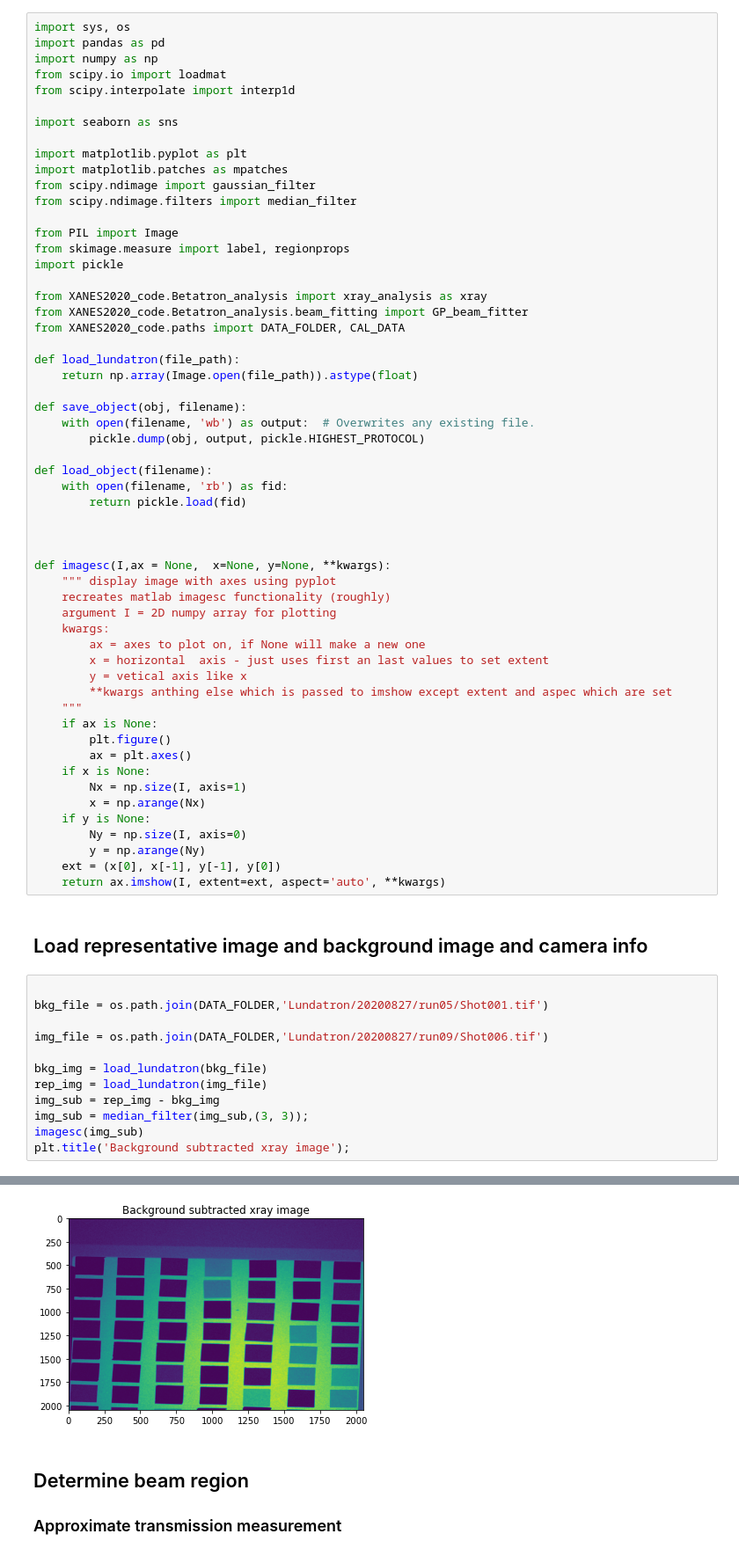
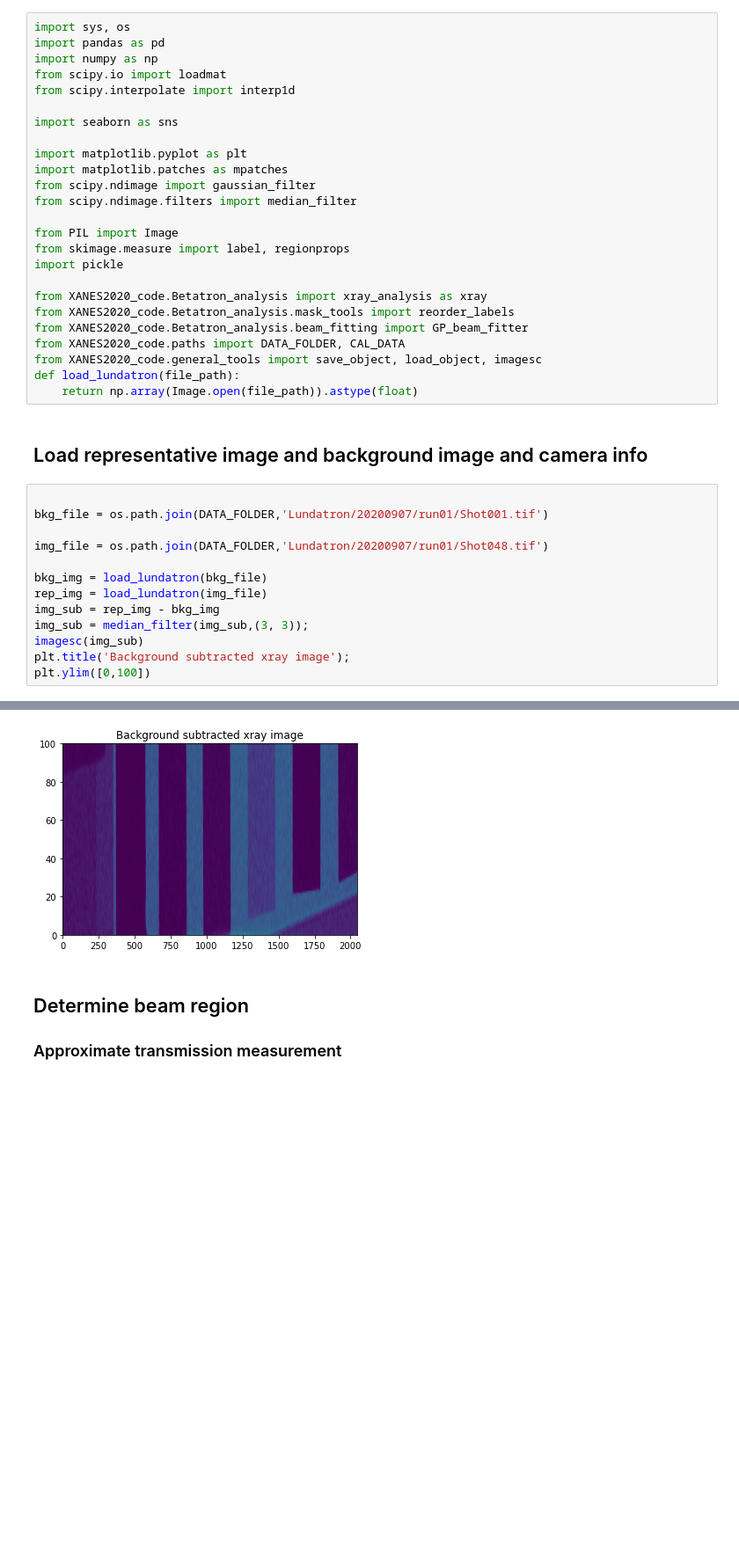
Before and after one commit to iclaserplasma/GeminiXANES2020_analysis, a Jupyter notebook: Notebooks/Create_xRay_masks_20200827.ipynb, the cells around one changed output, grey strips where cells are left out. Shown: that part at 88% size. Drawn from its saved outputs; the diff is of its cells as text; blank space fills up the shorter version.

Commit message:
Added mask_tools and some notebook changes

```diff
--- a/Notebooks/Create_xRay_masks_20200827.ipynb
+++ b/Notebooks/Create_xRay_masks_20200827.ipynb
@@ -20,50 +20,19 @@ from skimage.measure import label, regionprops
 import pickle
 
 from XANES2020_code.Betatron_analysis import xray_analysis as xray
+from XANES2020_code.Betatron_analysis.mask_tools import reorder_labels
 from XANES2020_code.Betatron_analysis.beam_fitting import GP_beam_fitter
 from XANES2020_code.paths import DATA_FOLDER, CAL_DATA
-
+from XANES2020_code.general_tools import save_object, load_object, imagesc
 def load_lundatron(file_path):
     return np.array(Image.open(file_path)).astype(float)
-
-def save_object(obj, filename):
-    with open(filename, 'wb') as output:  # Overwrites any existing file.
-        pickle.dump(obj, output, pickle.HIGHEST_PROTOCOL)
-
-def load_object(filename):
-    with open(filename, 'rb') as fid:
-        return pickle.load(fid)
-
-
-
-def imagesc(I,ax = None,  x=None, y=None, **kwargs):
-    """ display image with axes using pyplot
-    recreates matlab imagesc functionality (roughly)
-    argument I = 2D numpy array for plotting
-    kwargs:
-        ax = axes to plot on, if None will make a new one
-        x = horizontal  axis - just uses first an last values to set extent
-        y = vetical axis like x
-        **kwargs anthing else which is passed to imshow except extent and aspec which are set
-    """
-    if ax is None:
-        plt.figure()
-        ax = plt.axes()
-    if x is None:
-        Nx = np.size(I, axis=1)
-        x = np.arange(Nx)
-    if y is None:
-        Ny = np.size(I, axis=0)
-        y = np.arange(Ny)
-    ext = (x[0], x[-1], y[-1], y[0])
-    return ax.imshow(I, extent=ext, aspect='auto', **kwargs)
 # %% [markdown]
 ## Load representative image and background image and camera info
 # %%
 
-bkg_file = os.path.join(DATA_FOLDER,'Lundatron/20200827/run05/Shot001.tif')
+bkg_file = os.path.join(DATA_FOLDER,'Lundatron/20200907/run01/Shot001.tif')
 
-img_file = os.path.join(DATA_FOLDER,'Lundatron/20200827/run09/Shot006.tif')
+img_file = os.path.join(DATA_FOLDER,'Lundatron/20200907/run01/Shot048.tif')
 
 bkg_img = load_lundatron(bkg_file)
 rep_img = load_lundatron(img_file)
@@ -71,4 +40,5 @@ img_sub = rep_img - bkg_img
 img_sub = median_filter(img_sub,(3, 3));
 imagesc(img_sub)
 plt.title('Background subtracted xray image');
+plt.ylim([0,100])
 # %% [output]
@@ -75,4 +46,4 @@ plt.title('Background subtracted xray image');
-[figure, old version]
+[figure, new version]
 # %% [markdown]
 ## Determine beam region
 ### Approximate transmission measurement
```
Also changed, not shown: parts of 11 cells of this notebook, 7 other files.
